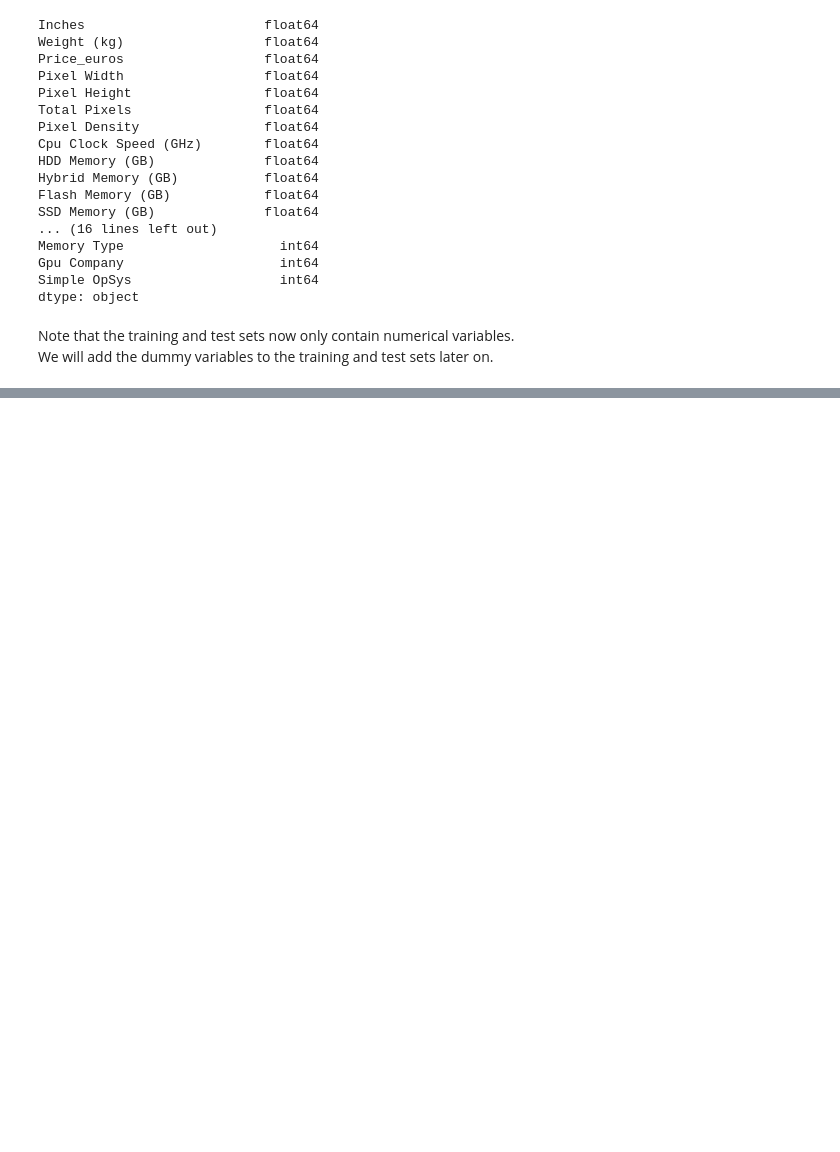
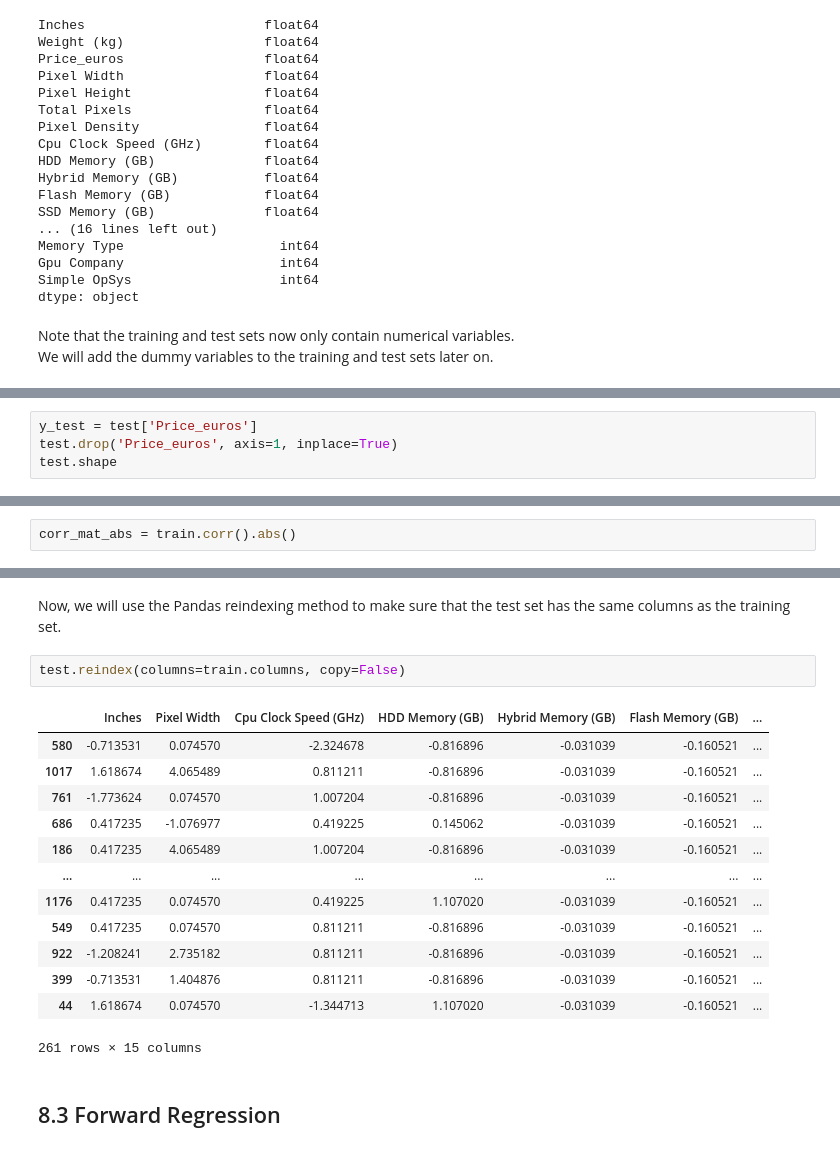
Before and after one commit to ryan-ferns/project_laptop_prices, a Jupyter notebook: laptop_prices_project_part2.ipynb, the cells around one changed output, grey strips where cells are left out. Cells and saved outputs as stored; diff of their text form; blank space fills up the shorter version.

```diff
--- a/laptop_prices_project_part2.ipynb
+++ b/laptop_prices_project_part2.ipynb
@@ -726,0 +748,4 @@ We will add the dummy variables to the training and test sets later on.
+# %%
+y_test = test['Price_euros']
+test.drop('Price_euros', axis=1, inplace=True)
+test.shape
@@ -726,0 +789,2 @@ We will add the dummy variables to the training and test sets later on.
+# %%
+corr_mat_abs = train.corr().abs()
@@ -726,0 +819,21 @@ We will add the dummy variables to the training and test sets later on.
+# %% [markdown]
+Now, we will use the Pandas reindexing method to make sure that
+the test set has the same columns as the training set.
+# %%
+test.reindex(columns=train.columns, copy=False)
+# %% [output]
+|  | Inches | Pixel Width | Cpu Clock Speed (GHz) | HDD Memory (GB) | Hybrid Memory (GB) | Flash Memory (GB) | ... |
+| 580 | -0.713531 | 0.074570 | -2.324678 | -0.816896 | -0.031039 | -0.160521 | ... |
+| 1017 | 1.618674 | 4.065489 | 0.811211 | -0.816896 | -0.031039 | -0.160521 | ... |
+| 761 | -1.773624 | 0.074570 | 1.007204 | -0.816896 | -0.031039 | -0.160521 | ... |
+| 686 | 0.417235 | -1.076977 | 0.419225 | 0.145062 | -0.031039 | -0.160521 | ... |
+| 186 | 0.417235 | 4.065489 | 1.007204 | -0.816896 | -0.031039 | -0.160521 | ... |
+| ... | ... | ... | ... | ... | ... | ... | ... |
+| 1176 | 0.417235 | 0.074570 | 0.419225 | 1.107020 | -0.031039 | -0.160521 | ... |
+| 549 | 0.417235 | 0.074570 | 0.811211 | -0.816896 | -0.031039 | -0.160521 | ... |
+| 922 | -1.208241 | 2.735182 | 0.811211 | -0.816896 | -0.031039 | -0.160521 | ... |
+| 399 | -0.713531 | 1.404876 | 0.811211 | -0.816896 | -0.031039 | -0.160521 | ... |
+| 44 | 1.618674 | 0.074570 | -1.344713 | 1.107020 | -0.031039 | -0.160521 | ... |
+261 rows × 15 columns
+# %% [markdown]
+## 8.3 Forward Regression
```
Also changed, not shown: parts of 32 cells of this notebook.
